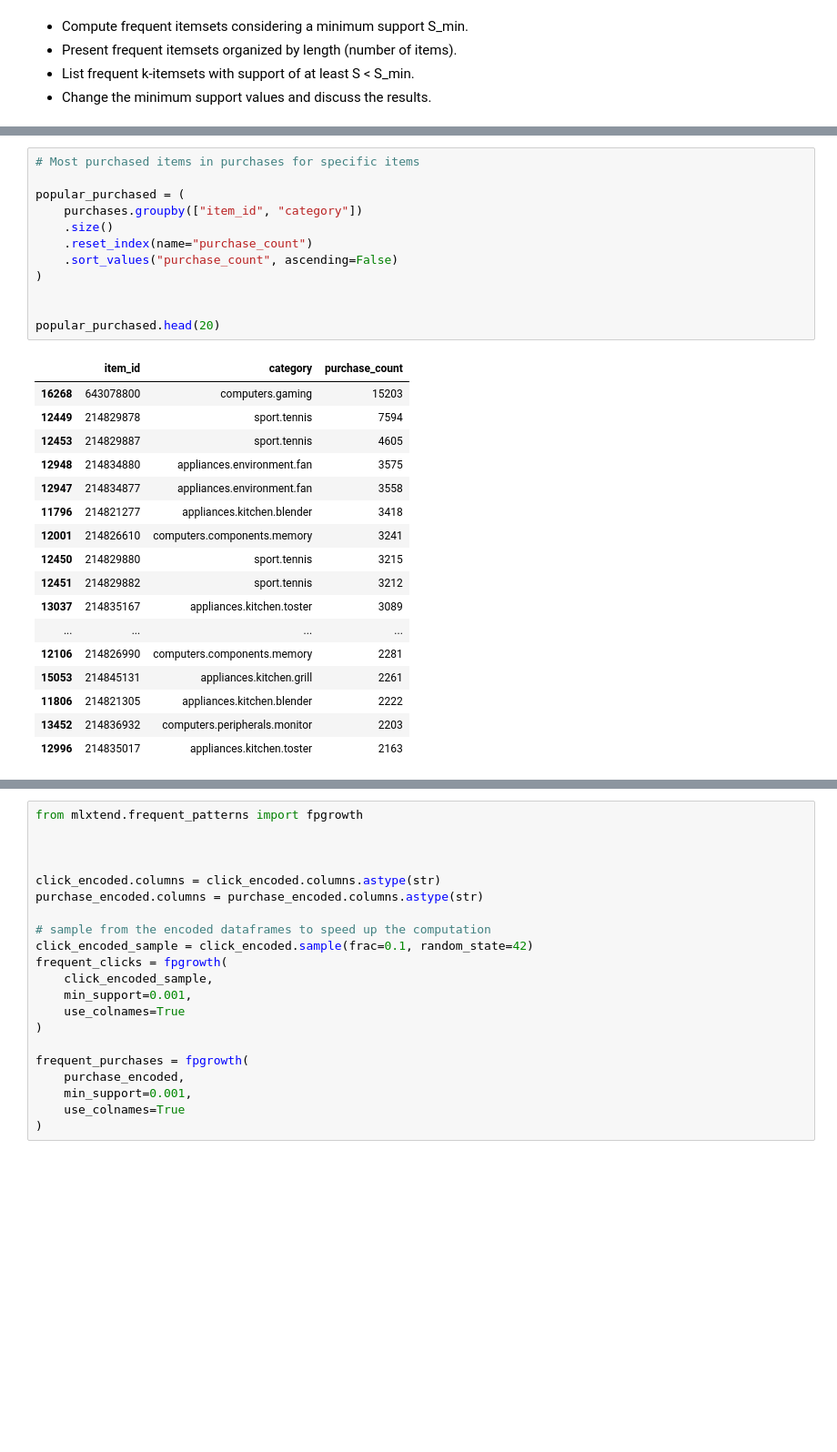
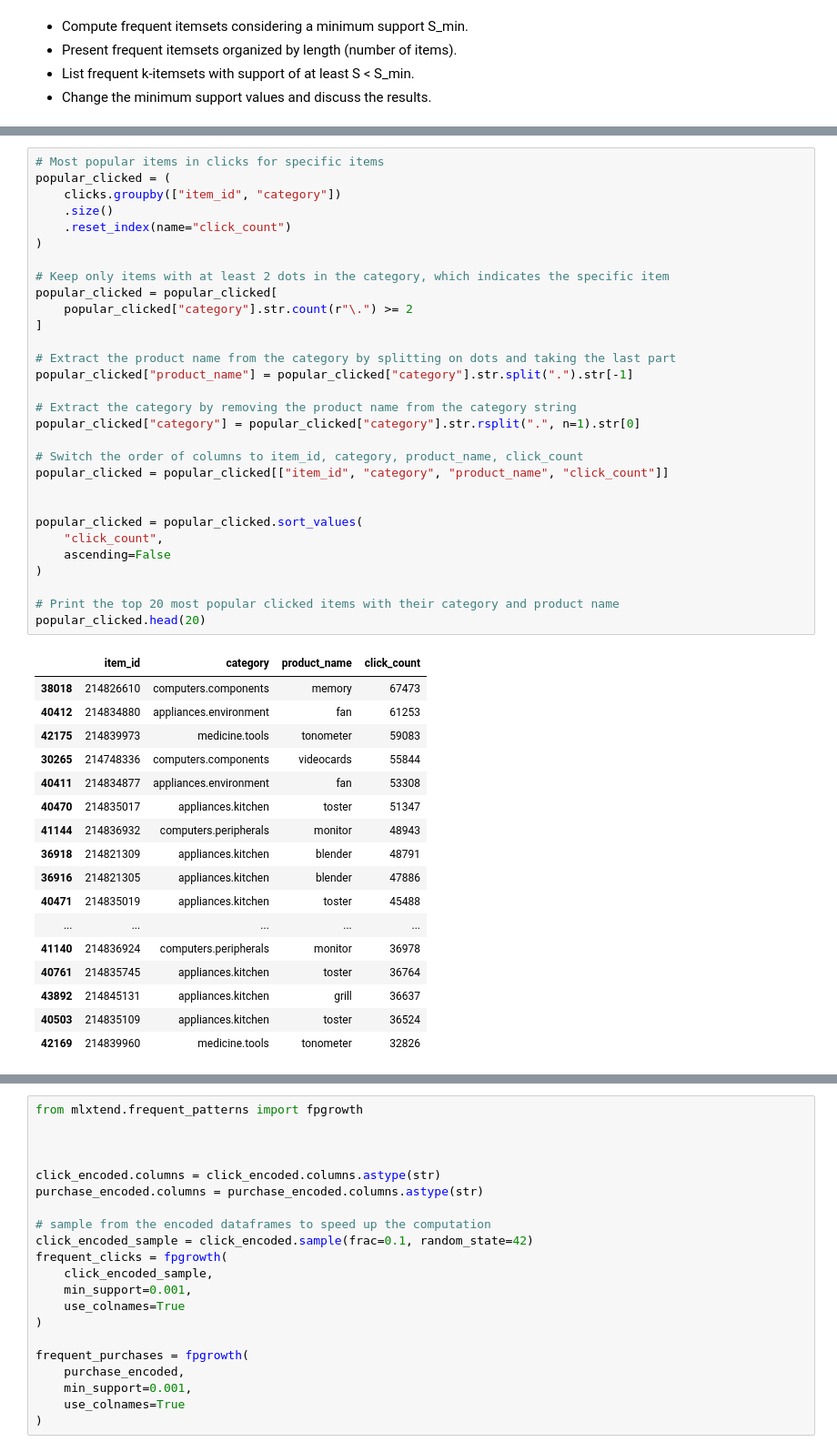
Before and after one commit to vb213/datamining, a Jupyter notebook: PD_202526_Project.ipynb, the cells around one changed output, grey strips where cells are left out. Shown at 91% size. Saved outputs shown, nothing was run; the diff lists cells and outputs as text; blank space fills up the shorter version.

```diff
--- a/PD_202526_Project.ipynb
+++ b/PD_202526_Project.ipynb
@@ -237,30 +184,48 @@ popular_clicked.head(20)
-# %%
-# Most purchased items in purchases for specific items
-
-popular_purchased = (
-    purchases.groupby(["item_id", "category"])
-    .size()
-    .reset_index(name="purchase_count")
-    .sort_values("purchase_count", ascending=False)
-)
-
-
-popular_purchased.head(20)
-# %% [output]
-|  | item_id | category | purchase_count |
-| 16268 | 643078800 | computers.gaming | 15203 |
-| 12449 | 214829878 | sport.tennis | 7594 |
-| 12453 | 214829887 | sport.tennis | 4605 |
-| 12948 | 214834880 | appliances.environment.fan | 3575 |
-| 12947 | 214834877 | appliances.environment.fan | 3558 |
-| 11796 | 214821277 | appliances.kitchen.blender | 3418 |
-| 12001 | 214826610 | computers.components.memory | 3241 |
-| 12450 | 214829880 | sport.tennis | 3215 |
-| 12451 | 214829882 | sport.tennis | 3212 |
-| 13037 | 214835167 | appliances.kitchen.toster | 3089 |
-| ... | ... | ... | ... |
-| 12106 | 214826990 | computers.components.memory | 2281 |
-| 15053 | 214845131 | appliances.kitchen.grill | 2261 |
-| 11806 | 214821305 | appliances.kitchen.blender | 2222 |
-| 13452 | 214836932 | computers.peripherals.monitor | 2203 |
-| 12996 | 214835017 | appliances.kitchen.toster | 2163 |
+# %%
+# Most popular items in clicks for specific items
+popular_clicked = (
+    clicks.groupby(["item_id", "category"])
+    .size()
+    .reset_index(name="click_count")
+)
+
+# Keep only items with at least 2 dots in the category, which indicates the specific item
+popular_clicked = popular_clicked[
+    popular_clicked["category"].str.count(r"\.") >= 2
+]
+
+# Extract the product name from the category by splitting on dots and taking the last part
+popular_clicked["product_name"] = popular_clicked["category"].str.split(".").str[-1]
+
+# Extract the category by removing the product name from the category string
+popular_clicked["category"] = popular_clicked["category"].str.rsplit(".", n=1).str[0]
+
+# Switch the order of columns to item_id, category, product_name, click_count
+popular_clicked = popular_clicked[["item_id", "category", "product_name", "click_count"]]
+
+
+popular_clicked = popular_clicked.sort_values(
+    "click_count",
+    ascending=False
+)
+
+# Print the top 20 most popular clicked items with their category and product name
+popular_clicked.head(20)
+# %% [output]
+|  | item_id | category | product_name | click_count |
+| 38018 | 214826610 | computers.components | memory | 67473 |
+| 40412 | 214834880 | appliances.environment | fan | 61253 |
+| 42175 | 214839973 | medicine.tools | tonometer | 59083 |
+| 30265 | 214748336 | computers.components | videocards | 55844 |
+| 40411 | 214834877 | appliances.environment | fan | 53308 |
+| 40470 | 214835017 | appliances.kitchen | toster | 51347 |
+| 41144 | 214836932 | computers.peripherals | monitor | 48943 |
+| 36918 | 214821309 | appliances.kitchen | blender | 48791 |
+| 36916 | 214821305 | appliances.kitchen | blender | 47886 |
+| 40471 | 214835019 | appliances.kitchen | toster | 45488 |
+| ... | ... | ... | ... | ... |
+| 41140 | 214836924 | computers.peripherals | monitor | 36978 |
+| 40761 | 214835745 | appliances.kitchen | toster | 36764 |
+| 43892 | 214845131 | appliances.kitchen | grill | 36637 |
+| 40503 | 214835109 | appliances.kitchen | toster | 36524 |
+| 42169 | 214839960 | medicine.tools | tonometer | 32826 |
```
Also changed, not shown: parts of 7 cells of this notebook.
